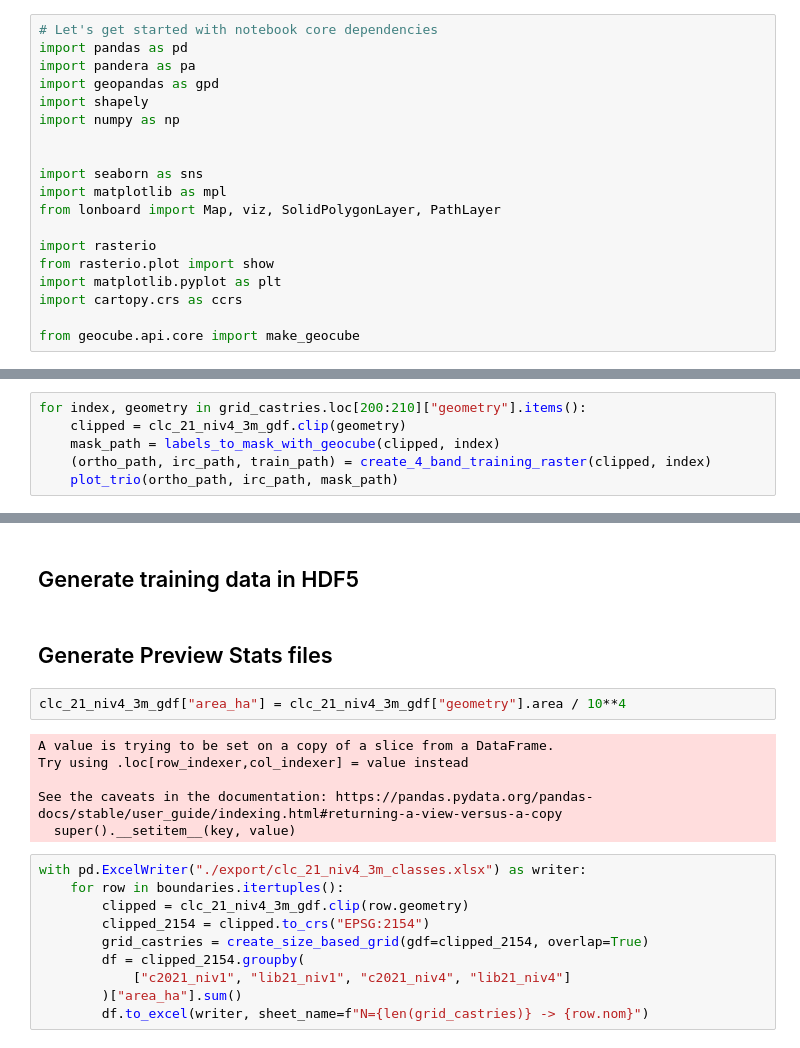
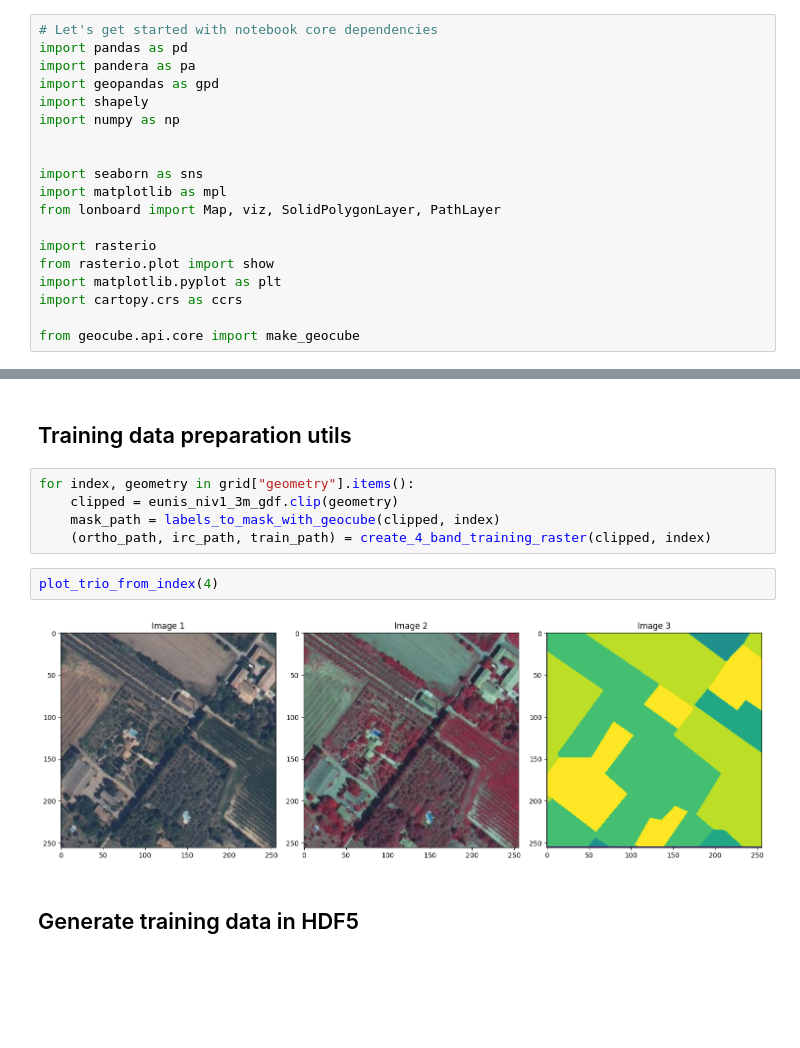
Before and after one commit to naturalsolutions/3m-ml-data-preparation, a Jupyter notebook: notebooks/3m-landcover-ai-data-preparation.ipynb, the cells around one changed output, grey strips where cells are left out. Cells and saved outputs as stored; diff of their text form; blank space fills up the shorter version.

Commit message:
feat: generate HDF5 training file

```diff
--- a/notebooks/3m-landcover-ai-data-preparation.ipynb
+++ b/notebooks/3m-landcover-ai-data-preparation.ipynb
@@ -641,6 +21,0 @@ def plot_trio(ortho, irc, mask):
-# %%
-for index, geometry in grid_castries.loc[200:210]["geometry"].items():
-    clipped = clc_21_niv4_3m_gdf.clip(geometry)
-    mask_path = labels_to_mask_with_geocube(clipped, index)
-    (ortho_path, irc_path, train_path) = create_4_band_training_raster(clipped, index)
-    plot_trio(ortho_path, irc_path, mask_path)
@@ -661,22 +641,13 @@ def letter_to_ordinal(letter: str, case="up"):
+# %% [markdown]
+## Training data preparation utils
+# %%
+for index, geometry in grid["geometry"].items():
+    clipped = eunis_niv1_3m_gdf.clip(geometry)
+    mask_path = labels_to_mask_with_geocube(clipped, index)
+    (ortho_path, irc_path, train_path) = create_4_band_training_raster(clipped, index)
+# %%
+plot_trio_from_index(4)
+# %% [output]
+[figure, added]
 # %% [markdown]
 ## Generate training data in HDF5
-# %% [markdown]
-## Generate Preview Stats files
-# %%
-clc_21_niv4_3m_gdf["area_ha"] = clc_21_niv4_3m_gdf["geometry"].area / 10**4
-# %% [output]
-A value is trying to be set on a copy of a slice from a DataFrame.
-Try using .loc[row_indexer,col_indexer] = value instead
-
-See the caveats in the documentation: https://pandas.pydata.org/pandas-docs/stable/user_guide/indexing.html#returning-a-view-versus-a-copy
-  super().__setitem__(key, value)
-# %%
-with pd.ExcelWriter("./export/clc_21_niv4_3m_classes.xlsx") as writer:
-    for row in boundaries.itertuples():
-        clipped = clc_21_niv4_3m_gdf.clip(row.geometry)
-        clipped_2154 = clipped.to_crs("EPSG:2154")
-        grid_castries = create_size_based_grid(gdf=clipped_2154, overlap=True)
-        df = clipped_2154.groupby(
-            ["c2021_niv1", "lib21_niv1", "c2021_niv4", "lib21_niv4"]
-        )["area_ha"].sum()
-        df.to_excel(writer, sheet_name=f"N={len(grid_castries)} -> {row.nom}")
```
Also changed, not shown: parts of 67 cells of this notebook, 1 other file.
